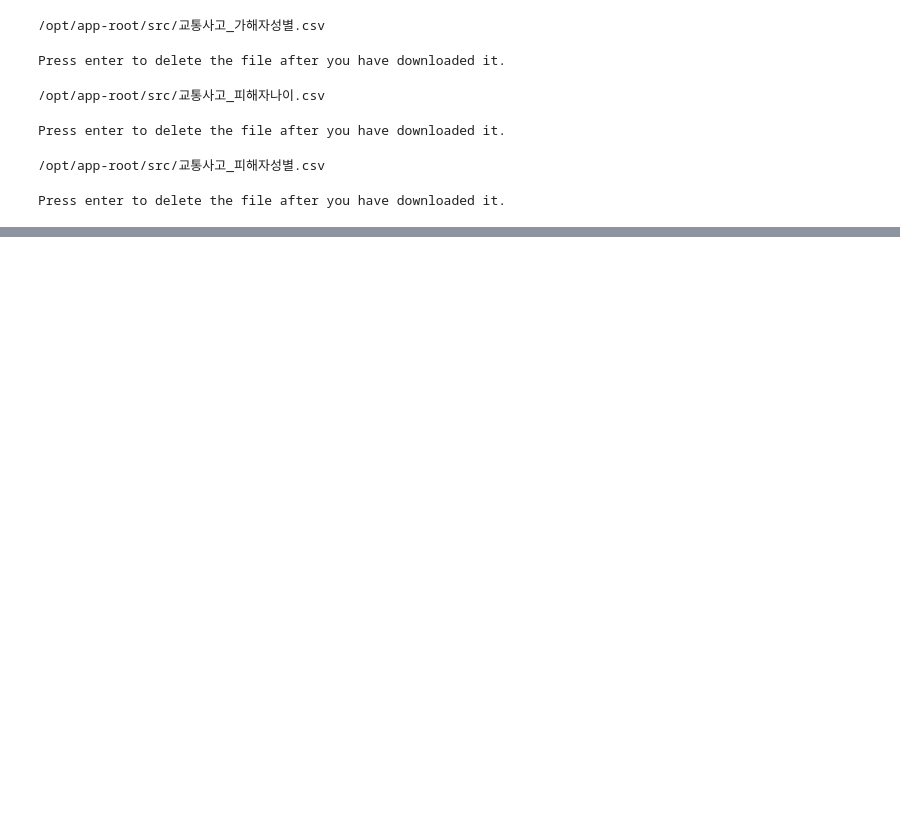
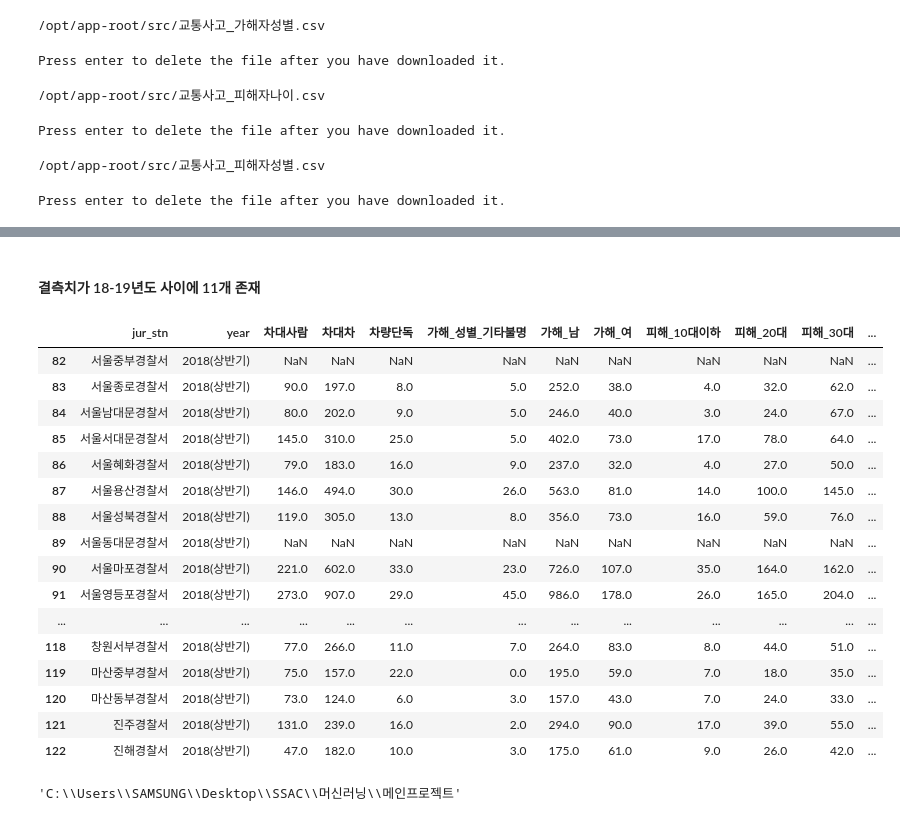
Before and after one commit to PpangPpang93/Main_project_police, a Jupyter notebook: processing_code/11번.교통사고_전처리.ipynb, the cells around one changed output, grey strips where cells are left out. Drawn from its saved outputs; the diff is of its cells as text; code cells hidden in the pictures; blank space fills up the shorter version.

```diff
--- a/processing_code/11번.교통사고_전처리.ipynb
+++ b/processing_code/11번.교통사고_전처리.ipynb
@@ -1567,0 +1165,4 @@ csv_download_link(acs_vicsex_final, '교통사고_피해자성별.csv')
+# %%
+df_merge = pd.merge(base_df, df, how = 'left', on = ('jur_stn','year'))
+df = df_merge.copy()
+df
@@ -1567,0 +1183,3 @@ csv_download_link(acs_vicsex_final, '교통사고_피해자성별.csv')
+# %%
+pol_list = df['jur_stn'].unique()
+len(pol_list)
@@ -1567,0 +1188,5 @@ csv_download_link(acs_vicsex_final, '교통사고_피해자성별.csv')
+# %%
+# 상/하반기 구분
+year_list = df['year'].unique()
+year_list_up = year_list[::2]
+year_list_down = year_list[1::2]
@@ -1567,0 +1206,14 @@ csv_download_link(acs_vicsex_final, '교통사고_피해자성별.csv')
+# %%
+# 상반기
+for name in range(len(pol_list)):
+    temp = pd.DataFrame()
+    for i in range(len(year_list_up)):
+        temp = pd.concat([temp, df[(df['jur_stn'] == pol_list[name]) & (df['year'] == year_list_up[i])]])
+    df[(df['jur_stn'] == pol_list[name]) & (df['year'] == year_list[0])] = temp.fillna(round(temp.mean()))[:1]
+
+# 하반기
+for name in range(len(pol_list)):
+    temp = pd.DataFrame()
+    for i in range(len(year_list_down)):
+        temp = pd.concat([temp, df[(df['jur_stn'] == pol_list[name]) & (df['year'] == year_list_down[i])]])
+    df[(df['jur_stn'] == pol_list[name]) & (df['year'] == year_list[1])] = temp.fillna(round(temp.mean()))[:1]
@@ -1567,0 +1241,30 @@ csv_download_link(acs_vicsex_final, '교통사고_피해자성별.csv')
+# %% [markdown]
+#### 결측치가 18-19년도 사이에 11개 존재
+# %%
+df[df.year == '2018(상반기)']
+# 서울중부, 동대문, 중랑, 관악이 NA 18년도 상반기
+# 동대문, 관악 2018 하반기
+# 양천,관악,영등포 19년도 상반기
+# 성동, 관악 19 하반기
+# %% [output]
+|  | jur_stn | year | 차대사람 | 차대차 | 차량단독 | 가해_성별_기타불명 | 가해_남 | 가해_여 | 피해_10대이하 | 피해_20대 | 피해_30대 | ... |
+| 82 | 서울중부경찰서 | 2018(상반기) | NaN | NaN | NaN | NaN | NaN | NaN | NaN | NaN | NaN | ... |
+| 83 | 서울종로경찰서 | 2018(상반기) | 90.0 | 197.0 | 8.0 | 5.0 | 252.0 | 38.0 | 4.0 | 32.0 | 62.0 | ... |
+| 84 | 서울남대문경찰서 | 2018(상반기) | 80.0 | 202.0 | 9.0 | 5.0 | 246.0 | 40.0 | 3.0 | 24.0 | 67.0 | ... |
+| 85 | 서울서대문경찰서 | 2018(상반기) | 145.0 | 310.0 | 25.0 | 5.0 | 402.0 | 73.0 | 17.0 | 78.0 | 64.0 | ... |
+| 86 | 서울혜화경찰서 | 2018(상반기) | 79.0 | 183.0 | 16.0 | 9.0 | 237.0 | 32.0 | 4.0 | 27.0 | 50.0 | ... |
+| 87 | 서울용산경찰서 | 2018(상반기) | 146.0 | 494.0 | 30.0 | 26.0 | 563.0 | 81.0 | 14.0 | 100.0 | 145.0 | ... |
+| 88 | 서울성북경찰서 | 2018(상반기) | 119.0 | 305.0 | 13.0 | 8.0 | 356.0 | 73.0 | 16.0 | 59.0 | 76.0 | ... |
+| 89 | 서울동대문경찰서 | 2018(상반기) | NaN | NaN | NaN | NaN | NaN | NaN | NaN | NaN | NaN | ... |
+| 90 | 서울마포경찰서 | 2018(상반기) | 221.0 | 602.0 | 33.0 | 23.0 | 726.0 | 107.0 | 35.0 | 164.0 | 162.0 | ... |
+| 91 | 서울영등포경찰서 | 2018(상반기) | 273.0 | 907.0 | 29.0 | 45.0 | 986.0 | 178.0 | 26.0 | 165.0 | 204.0 | ... |
+| ... | ... | ... | ... | ... | ... | ... | ... | ... | ... | ... | ... | ... |
+| 118 | 창원서부경찰서 | 2018(상반기) | 77.0 | 266.0 | 11.0 | 7.0 | 264.0 | 83.0 | 8.0 | 44.0 | 51.0 | ... |
+| 119 | 마산중부경찰서 | 2018(상반기) | 75.0 | 157.0 | 22.0 | 0.0 | 195.0 | 59.0 | 7.0 | 18.0 | 35.0 | ... |
+| 120 | 마산동부경찰서 | 2018(상반기) | 73.0 | 124.0 | 6.0 | 3.0 | 157.0 | 43.0 | 7.0 | 24.0 | 33.0 | ... |
+| 121 | 진주경찰서 | 2018(상반기) | 131.0 | 239.0 | 16.0 | 2.0 | 294.0 | 90.0 | 17.0 | 39.0 | 55.0 | ... |
+| 122 | 진해경찰서 | 2018(상반기) | 47.0 | 182.0 | 10.0 | 3.0 | 175.0 | 61.0 | 9.0 | 26.0 | 42.0 | ... |
+# %%
+os.getcwd()
+# %% [output]
+'C:\\Users\\SAMSUNG\\Desktop\\SSAC\\머신러닝\\메인프로젝트'
```
Also changed, not shown: parts of 36 cells of this notebook.
